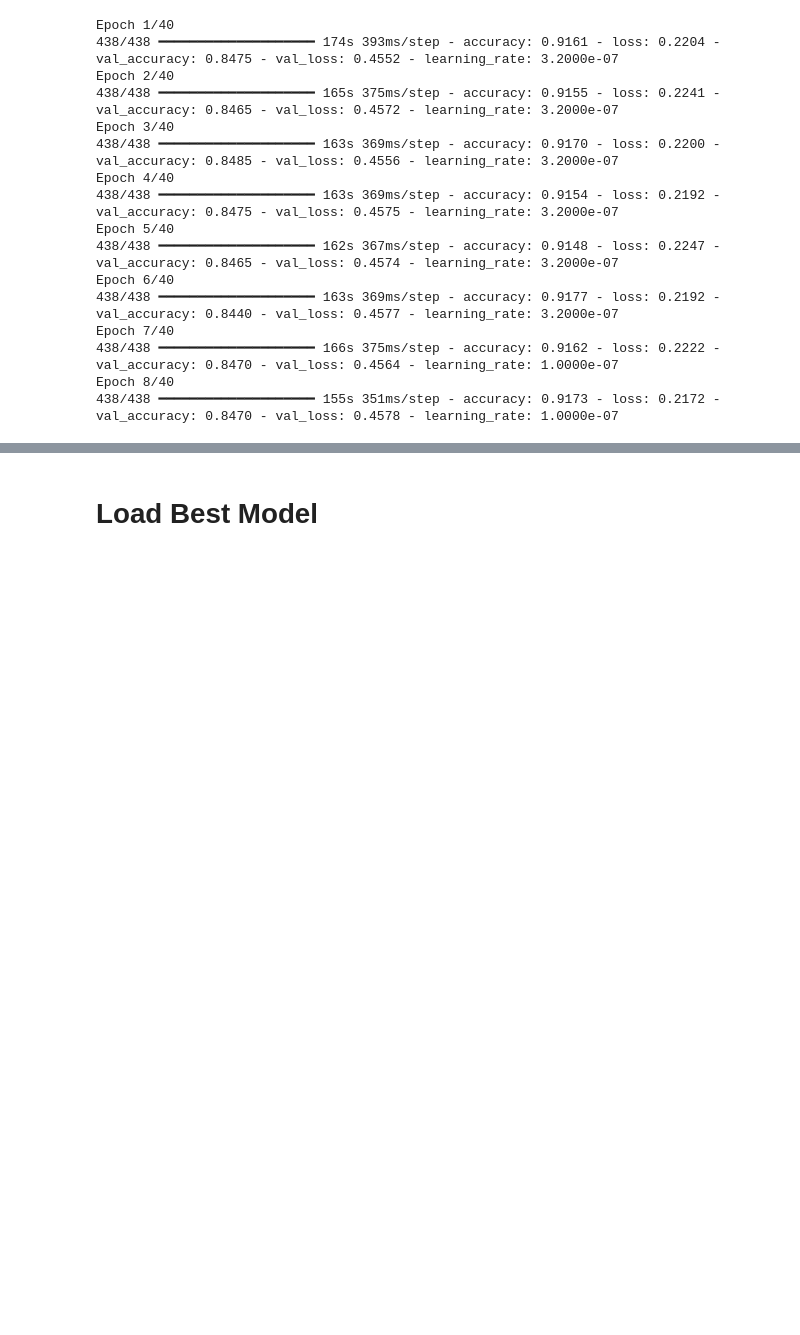
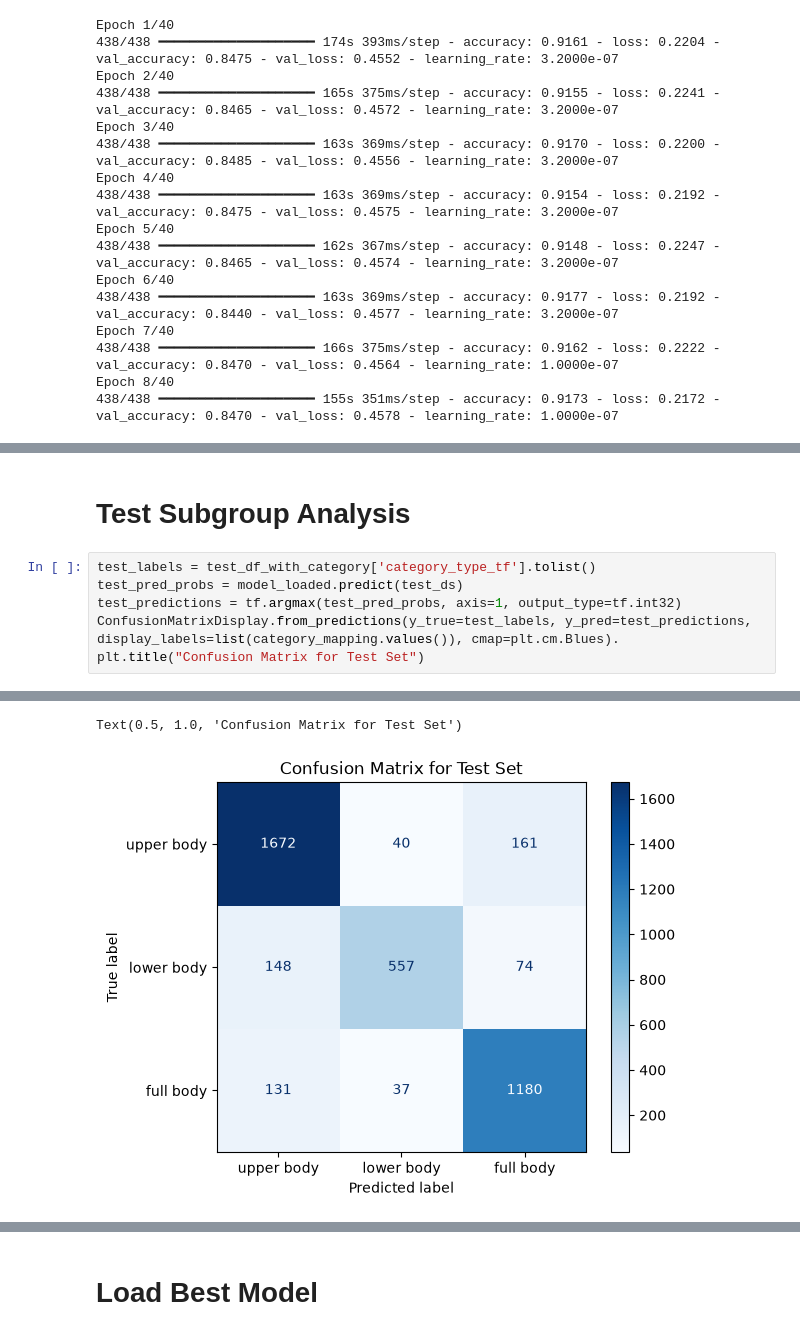
Before and after one commit to manavka/DeepFashion_DS207, a Jupyter notebook: New CNN.ipynb, the cells around one changed output, grey strips where cells are left out. Drawn from its saved outputs; the diff is of its cells as text; blank space fills up the shorter version.

```diff
--- a/New CNN.ipynb
+++ b/New CNN.ipynb
@@ -484,0 +542,9 @@ Displaying a few misclassified images:
+# %% [markdown]
+<h1>Test Subgroup Analysis</h1>
+# %%
+test_labels = test_df_with_category['category_type_tf'].tolist()
+test_pred_probs = model_loaded.predict(test_ds)
+test_predictions = tf.argmax(test_pred_probs, axis=1, output_type=tf.int32)
+ConfusionMatrixDisplay.from_predictions(y_true=test_labels, y_pred=test_predictions, display_labels=list(category_mapping.values()), cmap=plt.cm.Blues).
+plt.title("Confusion Matrix for Test Set")
+# %% [output]
@@ -484,0 +552,2 @@ Displaying a few misclassified images:
+Text(0.5, 1.0, 'Confusion Matrix for Test Set')
+[figure, added]
```
Also changed, not shown: parts of 27 cells of this notebook.
